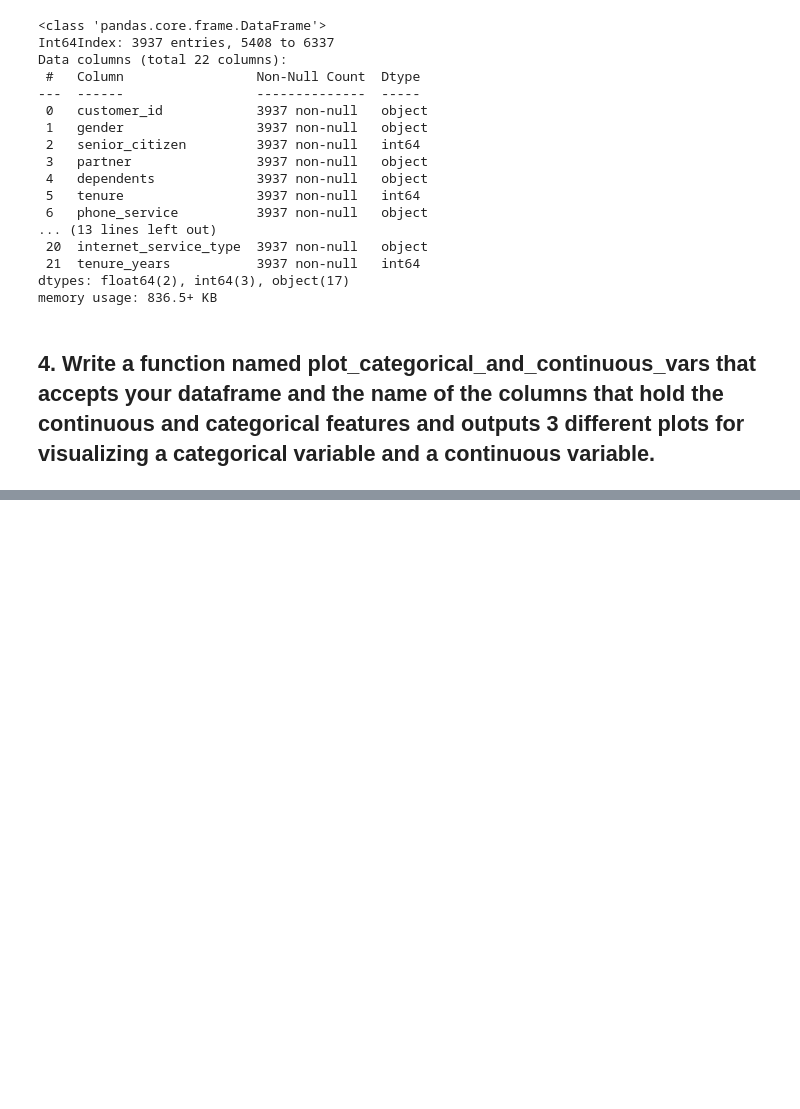
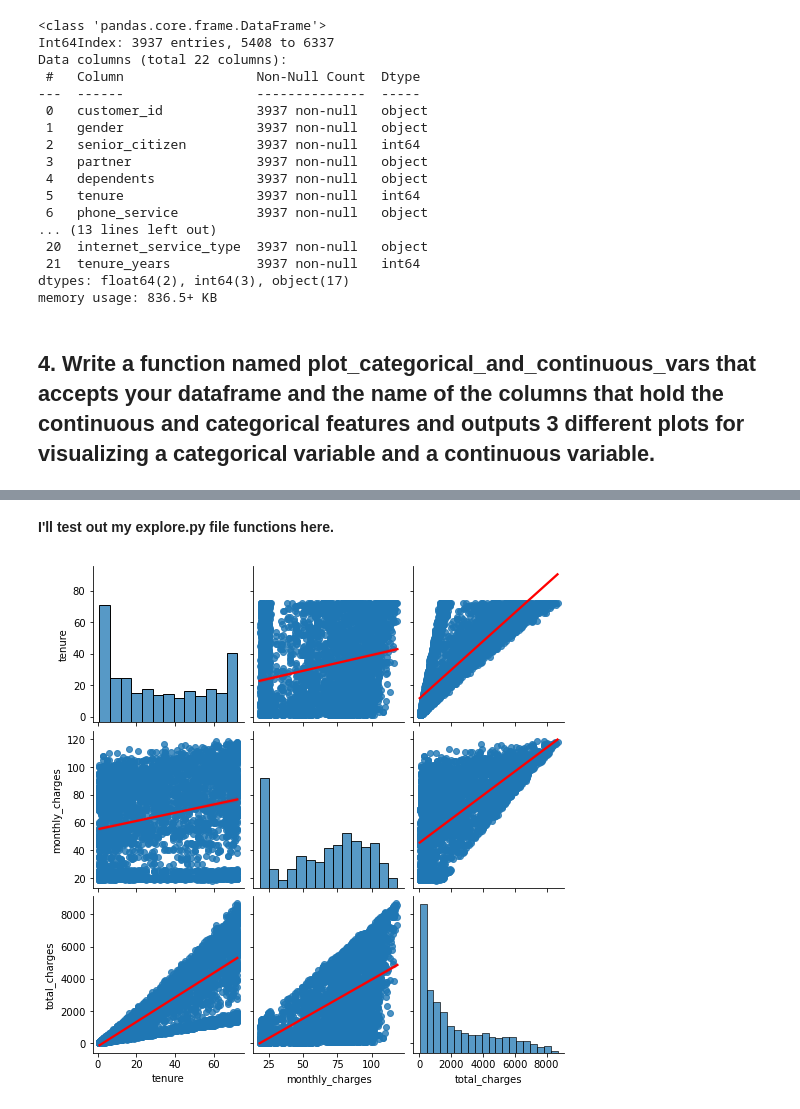
Before and after one commit to kristofer-rivera/regression-exercises, a Jupyter notebook: explore.ipynb, the cells around one changed output, grey strips where cells are left out. Drawn from its saved outputs; the diff is of its cells as text; code cells hidden in the pictures; blank space fills up the shorter version.

```diff
--- a/explore.ipynb
+++ b/explore.ipynb
@@ -133,0 +182,2 @@ memory usage: 836.5+ KB
+# %% [markdown]
+**I'll test out my explore.py file functions here.**
@@ -133,0 +186,4 @@ memory usage: 836.5+ KB
+# %%
+ex.plot_variable_pairs(train[cols])
+# %% [output]
+[figure, added]
```
Also changed, not shown: parts of 16 cells of this notebook, 1 other file.
